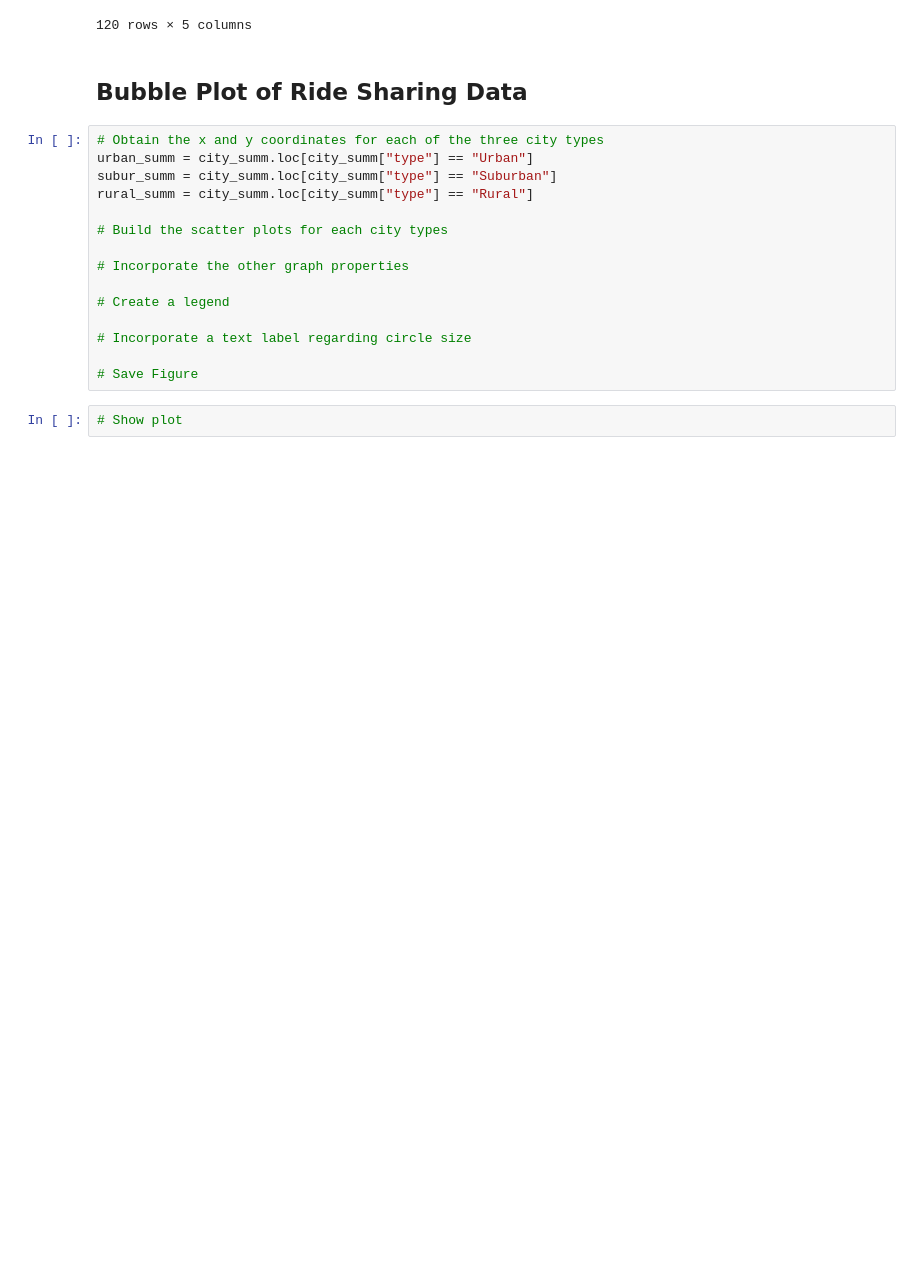
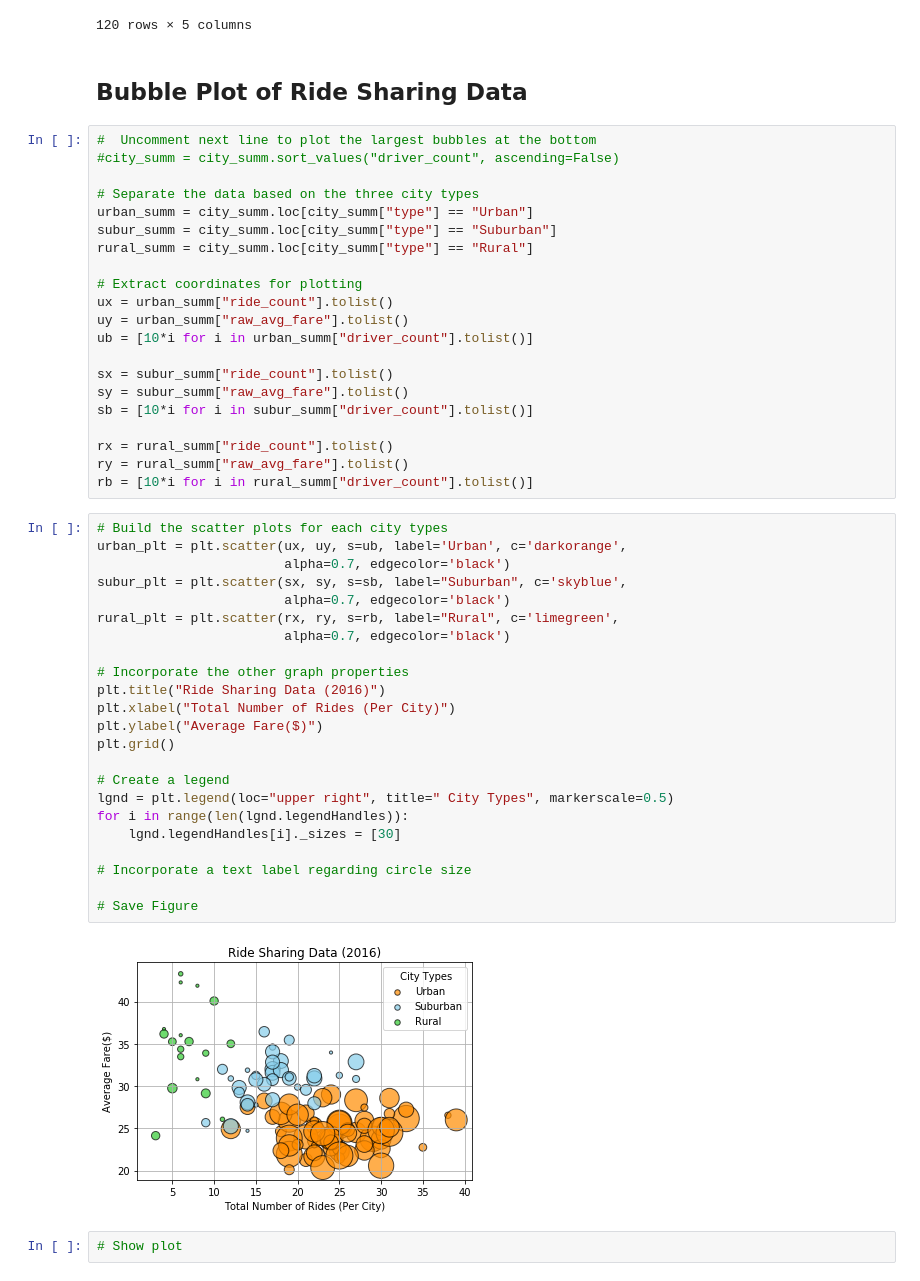
Before and after one commit to kychien/Rideshare_Analysis, a Jupyter notebook: rideshare_plot.ipynb, the cells around one changed output. Drawn from its saved outputs; the diff is of its cells as text; blank space fills up the shorter version.

```diff
--- a/rideshare_plot.ipynb
+++ b/rideshare_plot.ipynb
@@ -63,21 +63,52 @@ city_summ
 120 rows × 5 columns
 # %% [markdown]
 ## Bubble Plot of Ride Sharing Data
-# %%
-# Obtain the x and y coordinates for each of the three city types
-urban_summ = city_summ.loc[city_summ["type"] == "Urban"]
-subur_summ = city_summ.loc[city_summ["type"] == "Suburban"]
-rural_summ = city_summ.loc[city_summ["type"] == "Rural"]
-
-# Build the scatter plots for each city types
-
-# Incorporate the other graph properties
-
-# Create a legend
-
-# Incorporate a text label regarding circle size
-
-# Save Figure
+# %%
+#  Uncomment next line to plot the largest bubbles at the bottom
+#city_summ = city_summ.sort_values("driver_count", ascending=False)
+
+# Separate the data based on the three city types
+urban_summ = city_summ.loc[city_summ["type"] == "Urban"]
+subur_summ = city_summ.loc[city_summ["type"] == "Suburban"]
+rural_summ = city_summ.loc[city_summ["type"] == "Rural"]
+
+# Extract coordinates for plotting
+ux = urban_summ["ride_count"].tolist()
+uy = urban_summ["raw_avg_fare"].tolist()
+ub = [10*i for i in urban_summ["driver_count"].tolist()]
+
+sx = subur_summ["ride_count"].tolist()
+sy = subur_summ["raw_avg_fare"].tolist()
+sb = [10*i for i in subur_summ["driver_count"].tolist()]
+
+rx = rural_summ["ride_count"].tolist()
+ry = rural_summ["raw_avg_fare"].tolist()
+rb = [10*i for i in rural_summ["driver_count"].tolist()]
+# %%
+# Build the scatter plots for each city types
+urban_plt = plt.scatter(ux, uy, s=ub, label='Urban', c='darkorange',
+                        alpha=0.7, edgecolor='black')
+subur_plt = plt.scatter(sx, sy, s=sb, label="Suburban", c='skyblue',
+                        alpha=0.7, edgecolor='black')
+rural_plt = plt.scatter(rx, ry, s=rb, label="Rural", c='limegreen',
+                        alpha=0.7, edgecolor='black')
+
+# Incorporate the other graph properties
+plt.title("Ride Sharing Data (2016)")
+plt.xlabel("Total Number of Rides (Per City)")
+plt.ylabel("Average Fare($)")
+plt.grid()
+
+# Create a legend
+lgnd = plt.legend(loc="upper right", title=" City Types", markerscale=0.5)
+for i in range(len(lgnd.legendHandles)):
+    lgnd.legendHandles[i]._sizes = [30]
+
+# Incorporate a text label regarding circle size
+
+# Save Figure
+# %% [output]
+[figure, added]
 # %%
 # Show plot
 # %% [markdown]
```
Also changed, not shown: parts of 2 cells of this notebook.
